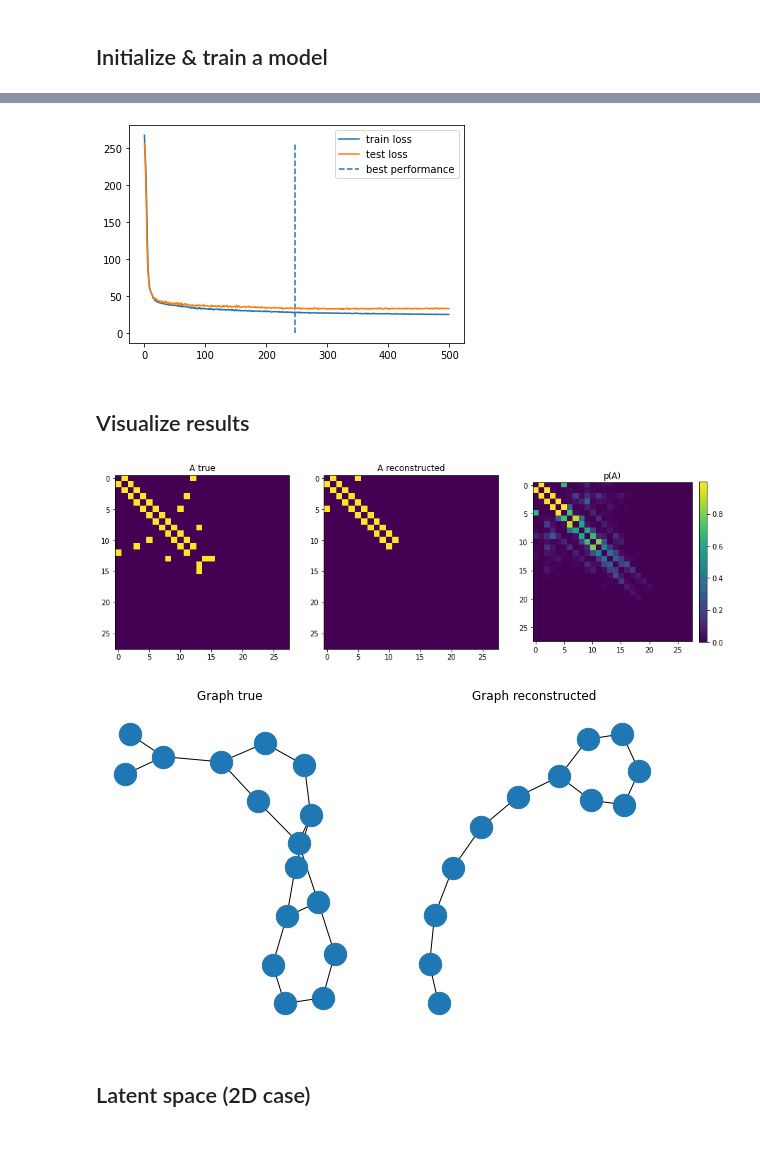
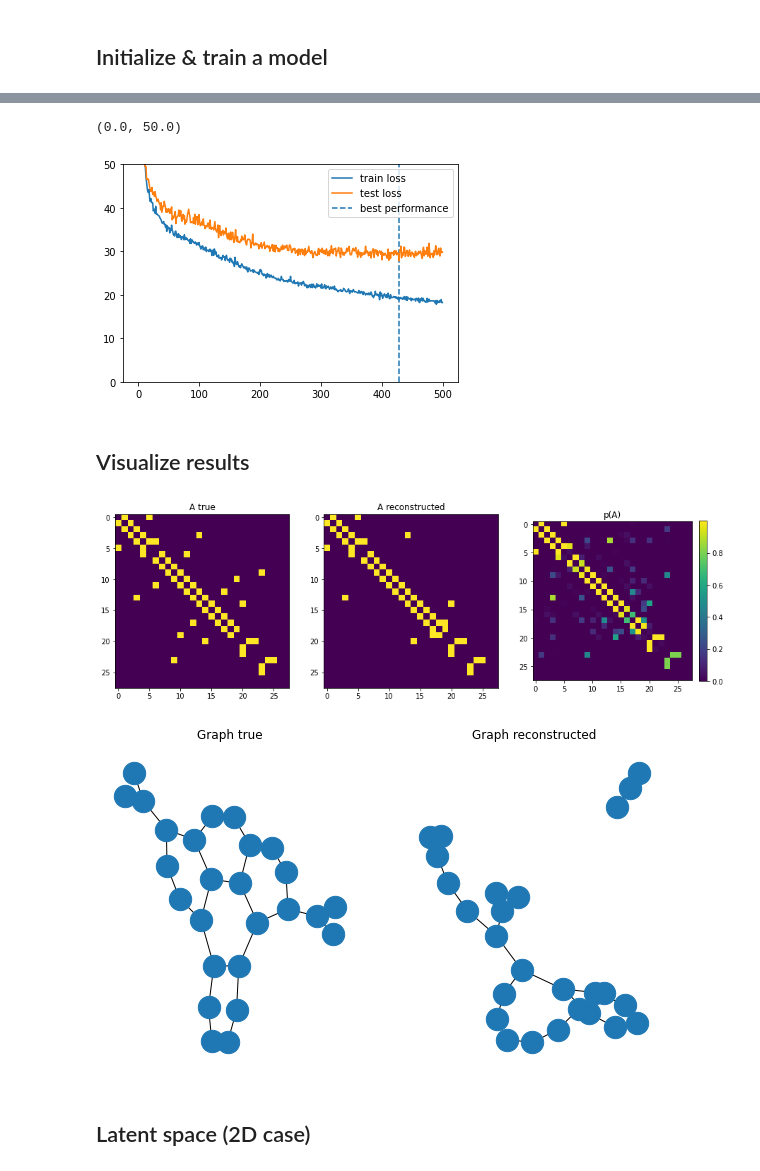
Before and after one commit to maxxxzdn/eegVAE, a Jupyter notebook: Notebook.ipynb, the cells around one changed output, grey strips where cells are left out. Drawn from its saved outputs; the diff is of its cells as text; code cells hidden in the pictures; blank space fills up the shorter version.

```diff
--- a/Notebook.ipynb
+++ b/Notebook.ipynb
@@ -40,7 +38,7 @@ print(f'Max number of nodes: {max_n_nodes}')
 # %% [output]
 Max number of nodes: 28
 # %%
-dataset = update_dataset(dataset, max_n_nodes, latent_dim)
+dataset = update_dataset(dataset, max_n_nodes, 2)
 # %%
 torch.manual_seed(12345)
 random.shuffle(dataset)
@@ -65,6 +63,8 @@ Example of a graph in the dataset:
 # %% [markdown]
 ## Initialize & train a model
 # %%
+latent_dim = 16
+
 n_nodes = max_n_nodes
 feat_dim = dataset[0].x.shape[1]
 edge_dim = dataset[0].edge_attr.shape[1]
@@ -75,10 +75,12 @@ dropout = 0.0
 lr = 1e-3
 epochs = 500
 save_file = 'model'
-model_type = 'conv'
+model_type = 'conv_mlp'
 # %%
 if model_type == 'conv':
     model = convVAE(n_nodes, feat_dim, hidden_dim, latent_dim, beta, dropout)
+elif model_type == 'conv_mlp':
+    model = conv_mlp_VAE(n_nodes, feat_dim, hidden_dim, latent_dim, beta, dropout)
 elif model_type == 'adj':
     model = adjVAE(n_nodes, hidden_dim_, latent_dim, beta)
 elif model_type == 'att':
@@ -99,32 +101,34 @@ Best epoch: 247 , Best test set loss: 31.8978
 # %%
 performance_plot(log)
+plt.ylim([0,50])
 # %% [output]
+(0.0, 50.0)
-[figure, old version]
+[figure, new version]
 # %% [markdown]
 ## Visualize results
 # %%
 model.state_dict = torch.load('model')
 # %%
 # get random graph as Data object
-#data = random.choice(list(train_loader))
+data = random.choice(list(train_loader))
 # the Data object is a batch => take a random index from the batch
-#n = random.choice(range(len(data.y)))
+n = random.choice(range(len(data.y)))
 if model.type == 'mp':
     recovered, mu, logvar = model(data.x, data.edge_index, data.edge_attr, data.u, data.batch)
 elif model.type == 'adj':
     recovered, mu, logvar = model(data.adj)
 else:
     recovered, mu, logvar = model(data.x, data.edge_index, data.batch)
 
 adj_pred = tensor_from_trian(recovered)[n].detach().numpy()
 adj = data.adj[n].detach().numpy()
 
 visualize_recon_adj(adj_pred, adj, 0.5)
 
 visualize_recon_graph(adj_pred, adj, 0.5)
 # %% [output]
-[figure, old version]
+[figure, new version]
-[figure, old version]
+[figure, new version]
 # %% [markdown]
 ## Latent space (2D case)
 # %%
```
Also changed, not shown: parts of 11 cells of this notebook, 4 other files.
